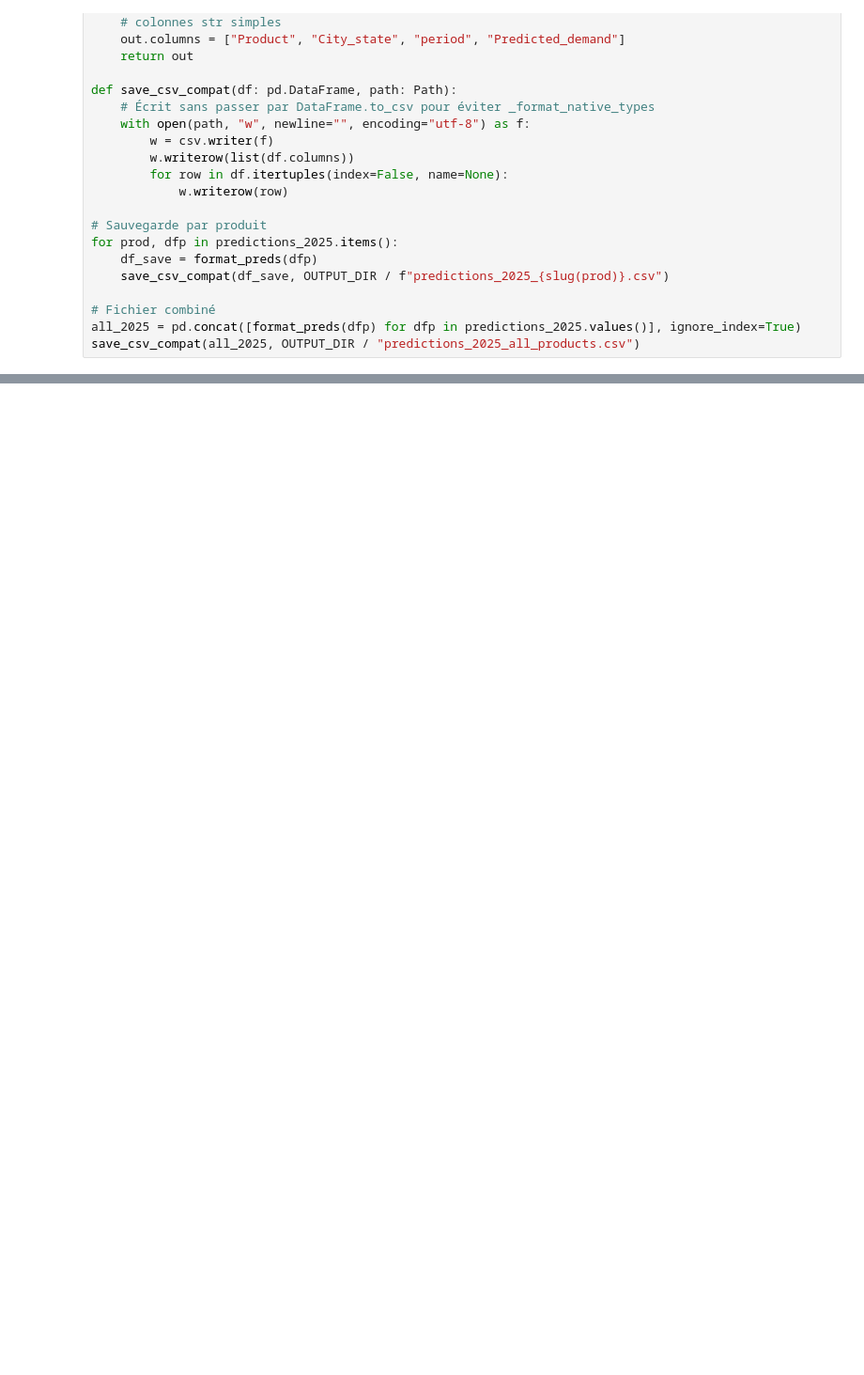
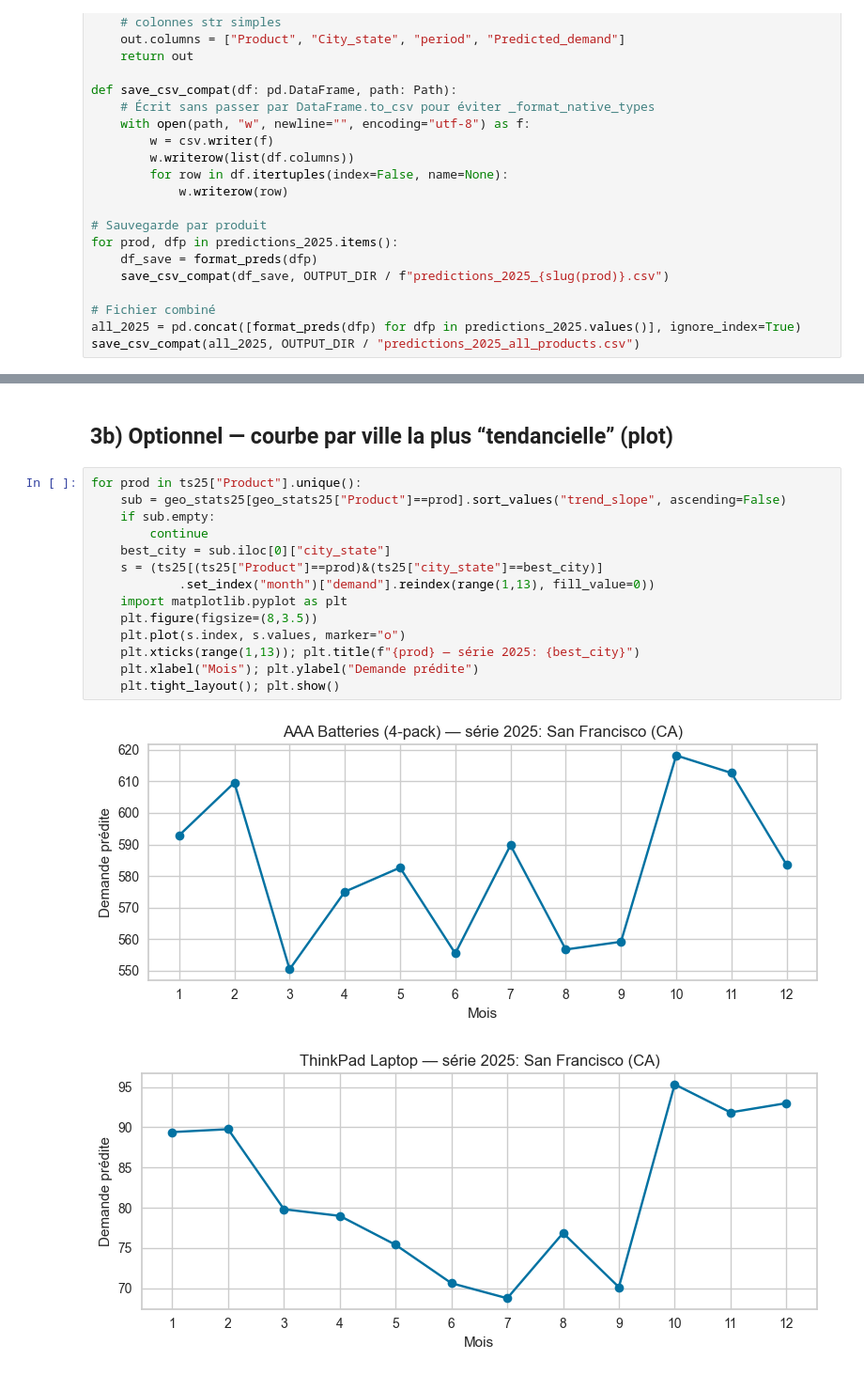
Before and after one commit to Tomixbo/FT-Logistics, a Jupyter notebook: notebook/notebook.ipynb, the cells around one changed output, grey strips where cells are left out. Shown at 94% size. Drawn from its saved outputs; the diff is of its cells as text; blank space fills up the shorter version.

```diff
--- a/notebook/notebook.ipynb
+++ b/notebook/notebook.ipynb
@@ -571,0 +821,19 @@ save_csv_compat(all_2025, OUTPUT_DIR / "predictions_2025_all_products.csv")
+# %% [markdown]
+## 3b) Optionnel — courbe par ville la plus “tendancielle” (plot)
+# %%
+for prod in ts25["Product"].unique():
+    sub = geo_stats25[geo_stats25["Product"]==prod].sort_values("trend_slope", ascending=False)
+    if sub.empty:
+        continue
+    best_city = sub.iloc[0]["city_state"]
+    s = (ts25[(ts25["Product"]==prod)&(ts25["city_state"]==best_city)]
+            .set_index("month")["demand"].reindex(range(1,13), fill_value=0))
+    import matplotlib.pyplot as plt
+    plt.figure(figsize=(8,3.5))
+    plt.plot(s.index, s.values, marker="o")
+    plt.xticks(range(1,13)); plt.title(f"{prod} — série 2025: {best_city}")
+    plt.xlabel("Mois"); plt.ylabel("Demande prédite")
+    plt.tight_layout(); plt.show()
+# %% [output]
+[figure, added]
+[figure, added]
```
Also changed, not shown: parts of 18 cells of this notebook, 7 other files.
